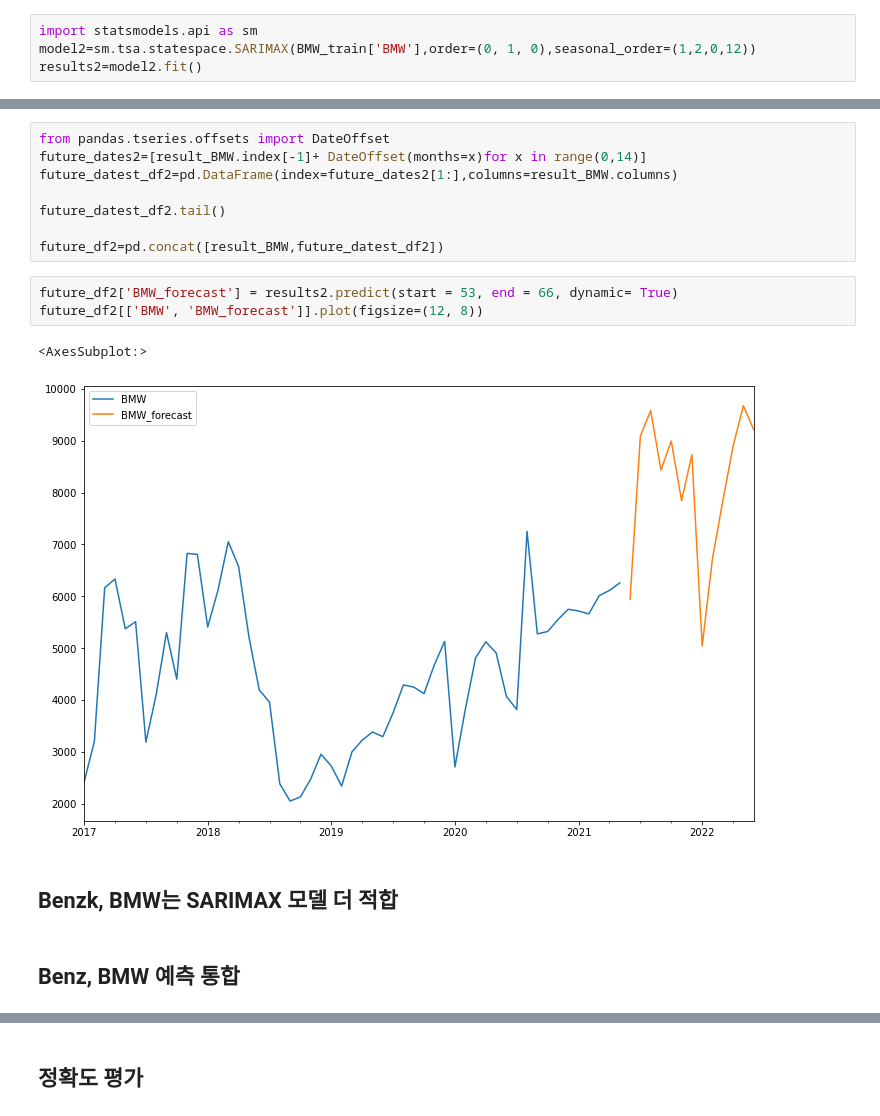
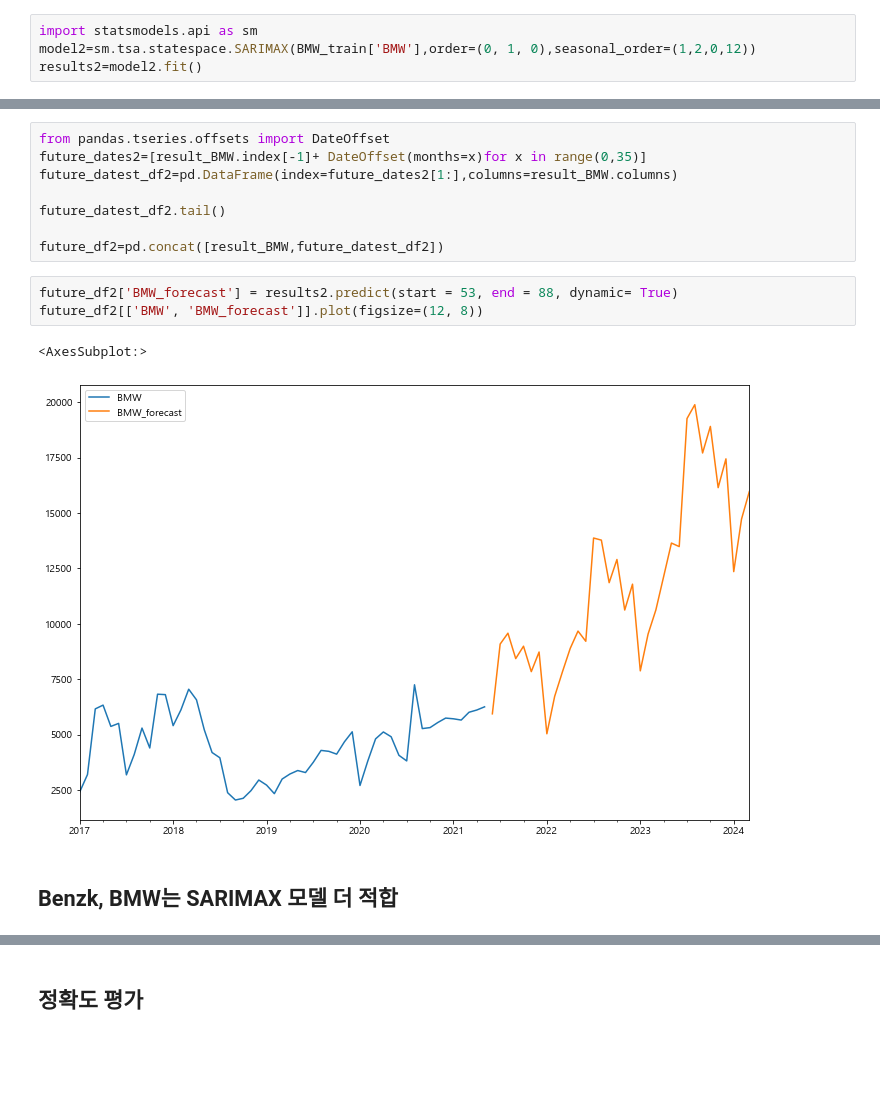
Before and after one commit to Areum120/DataAnalysis_Practice, a Jupyter notebook: BMW, Benz 2021년 6월 이후 판매 예측.ipynb, the cells around one changed output, grey strips where cells are left out. Drawn from its saved outputs; the diff is of its cells as text; blank space fills up the shorter version.

```diff
--- a/BMW, Benz 2021년 6월 이후 판매 예측.ipynb
+++ b/BMW, Benz 2021년 6월 이후 판매 예측.ipynb
@@ -693,18 +767,16 @@ result_BMW[['BMW','forecast']].plot(figsize=(12,8))
 # %%
 from pandas.tseries.offsets import DateOffset
-future_dates2=[result_BMW.index[-1]+ DateOffset(months=x)for x in range(0,14)]
+future_dates2=[result_BMW.index[-1]+ DateOffset(months=x)for x in range(0,35)]
 future_datest_df2=pd.DataFrame(index=future_dates2[1:],columns=result_BMW.columns)
 
 future_datest_df2.tail()
 
 future_df2=pd.concat([result_BMW,future_datest_df2])
 # %%
-future_df2['BMW_forecast'] = results2.predict(start = 53, end = 66, dynamic= True)
+future_df2['BMW_forecast'] = results2.predict(start = 53, end = 88, dynamic= True)
 future_df2[['BMW', 'BMW_forecast']].plot(figsize=(12, 8))
 # %% [output]
 <AxesSubplot:>
-[figure, old version]
+[figure, new version]
 # %% [markdown]
 ## Benzk, BMW는 SARIMAX 모델 더 적합
-# %% [markdown]
-## Benz, BMW 예측 통합
```
Also changed, not shown: parts of 49 cells of this notebook.
